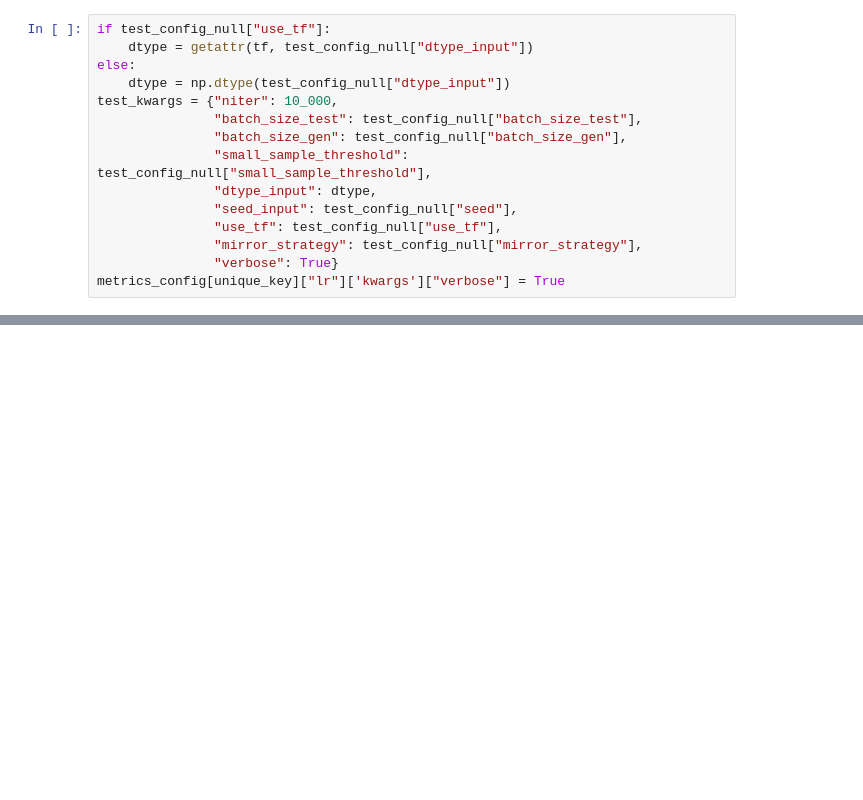
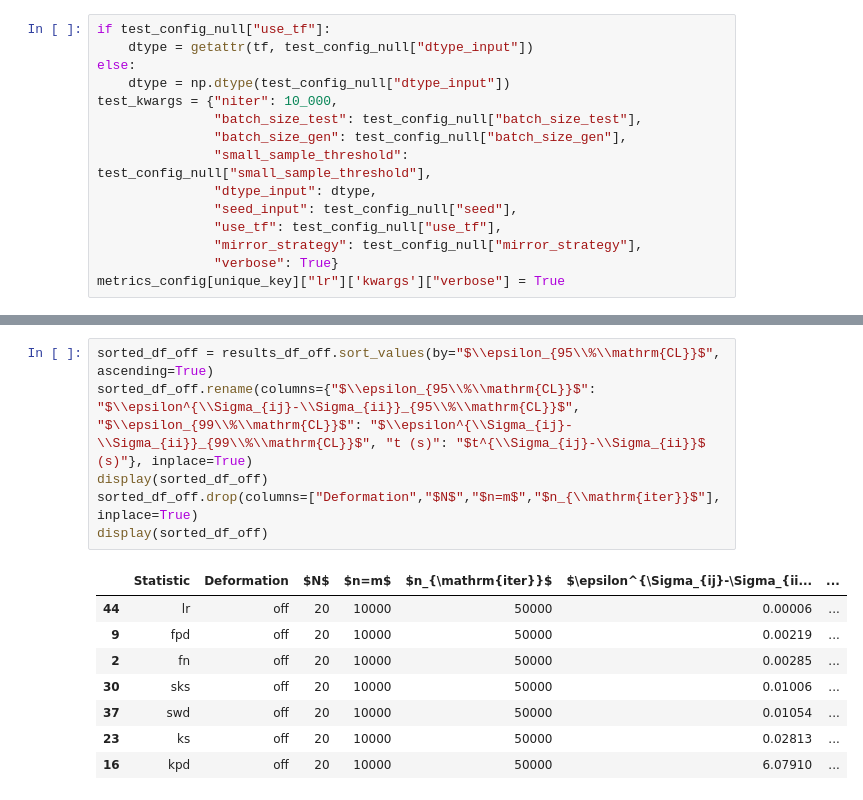
Before and after one commit to TwoSampleTests/GenerativeModelsMetrics, a Jupyter notebook: notebooks/leo/Analysis_20D_unimodal_leo50.ipynb, the cells around one changed output, grey strips where cells are left out. Drawn from its saved outputs; the diff is of its cells as text; blank space fills up the shorter version.

```diff
--- a/notebooks/leo/Analysis_20D_unimodal_leo50.ipynb
+++ b/notebooks/leo/Analysis_20D_unimodal_leo50.ipynb
@@ -788,0 +888,15 @@ Iterating from 15
+# %%
+sorted_df_off = results_df_off.sort_values(by="$\\epsilon_{95\\%\\mathrm{CL}}$", ascending=True)
+sorted_df_off.rename(columns={"$\\epsilon_{95\\%\\mathrm{CL}}$": "$\\epsilon^{\\Sigma_{ij}-\\Sigma_{ii}}_{95\\%\\mathrm{CL}}$", "$\\epsilon_{99\\%\\mathrm{CL}}$": "$\\epsilon^{\\Sigma_{ij}-\\Sigma_{ii}}_{99\\%\\mathrm{CL}}$", "t (s)": "$t^{\\Sigma_{ij}-\\Sigma_{ii}}$ (s)"}, inplace=True)
+display(sorted_df_off)
+sorted_df_off.drop(columns=["Deformation","$N$","$n=m$","$n_{\\mathrm{iter}}$"], inplace=True)
+display(sorted_df_off)
+# %% [output]
+|  | Statistic | Deformation | $N$ | $n=m$ | $n_{\mathrm{iter}}$ | $\epsilon^{\Sigma_{ij}-\Sigma_{ii... | ... |
+| 44 | lr | off | 20 | 10000 | 50000 | 0.00006 | ... |
+| 9 | fpd | off | 20 | 10000 | 50000 | 0.00219 | ... |
+| 2 | fn | off | 20 | 10000 | 50000 | 0.00285 | ... |
+| 30 | sks | off | 20 | 10000 | 50000 | 0.01006 | ... |
+| 37 | swd | off | 20 | 10000 | 50000 | 0.01054 | ... |
+| 23 | ks | off | 20 | 10000 | 50000 | 0.02813 | ... |
+| 16 | kpd | off | 20 | 10000 | 50000 | 6.07910 | ... |
```
Also changed, not shown: parts of 13 cells of this notebook, 2 other files.
